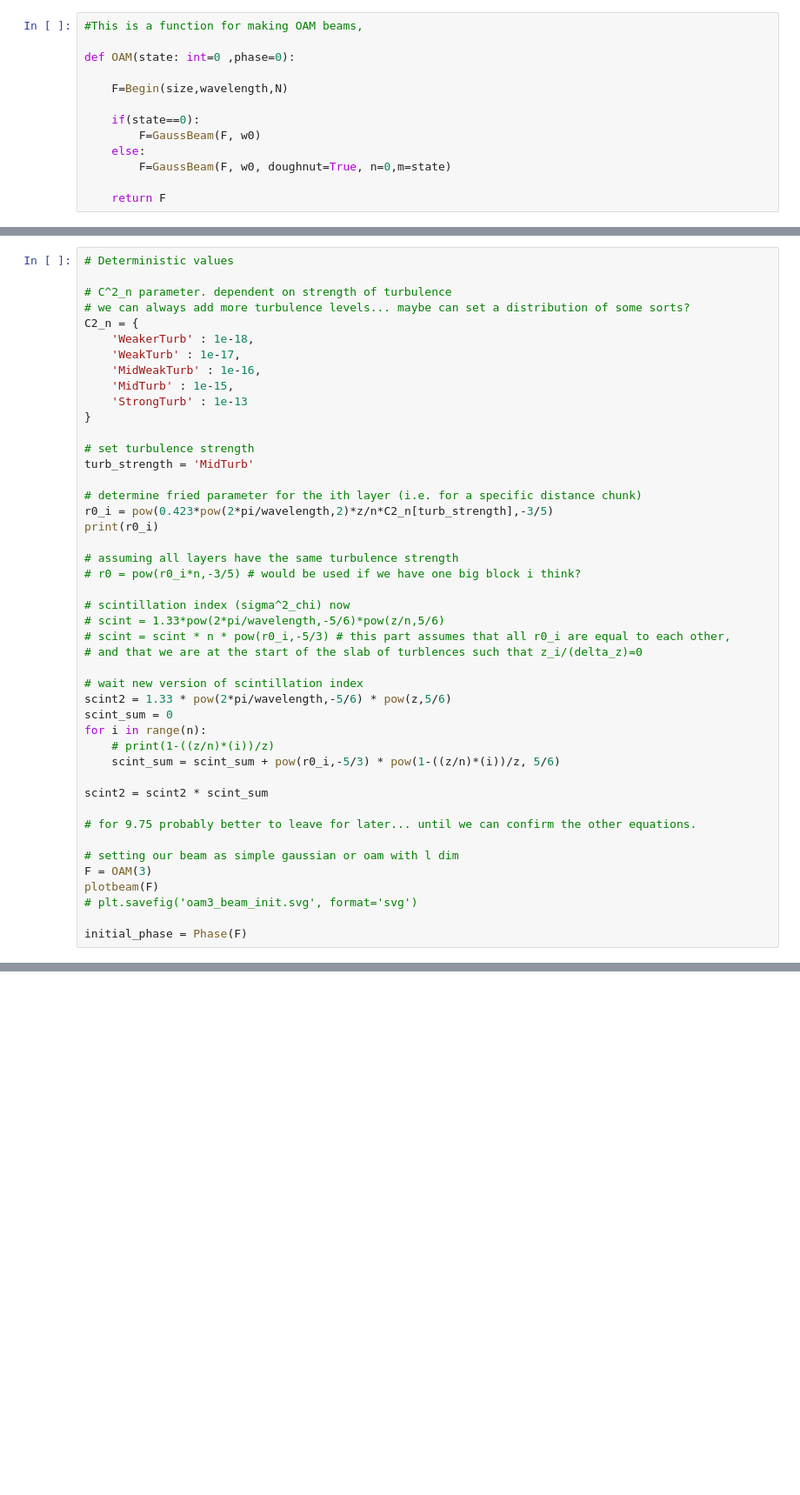
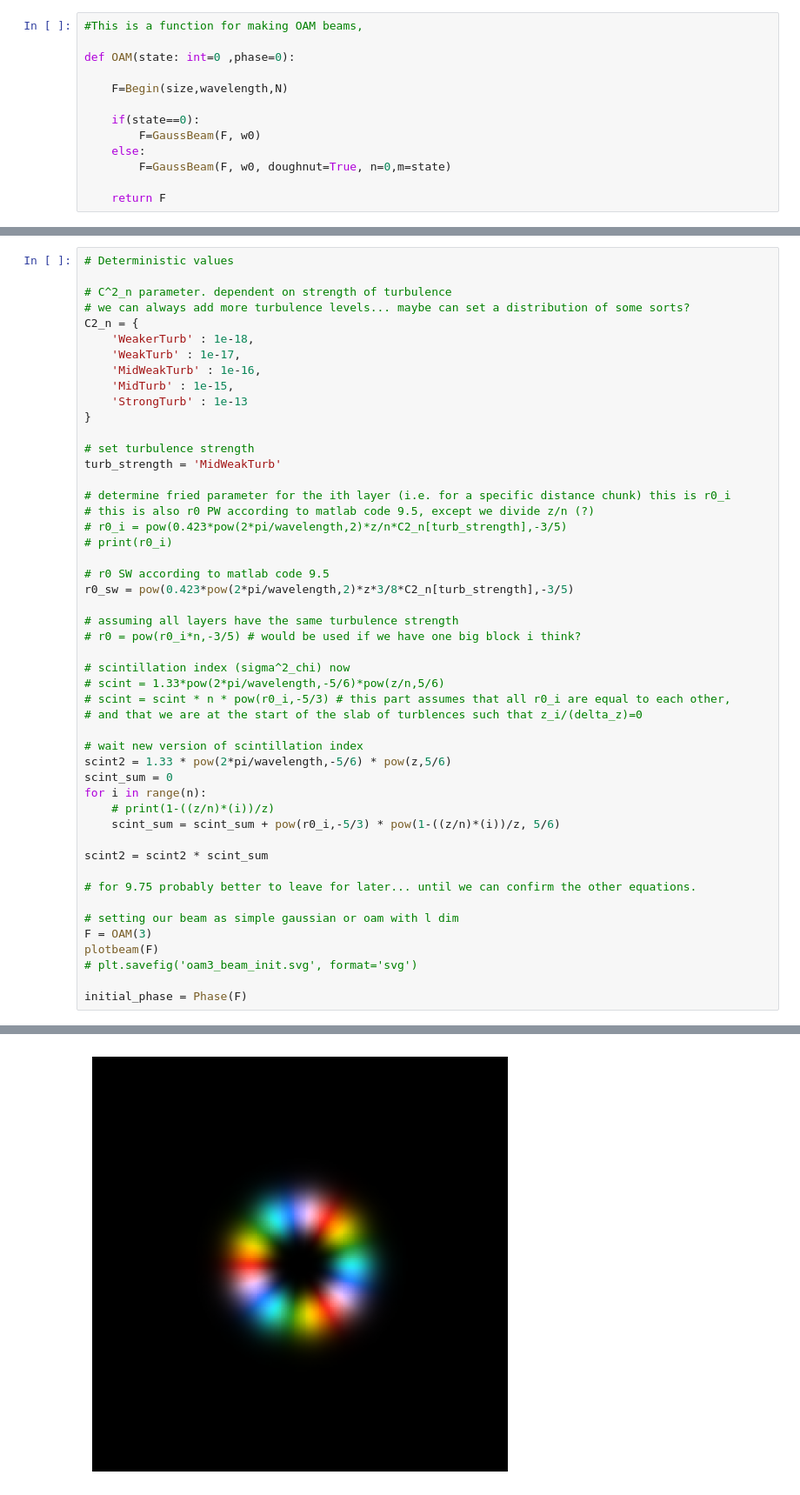
Before and after one commit to LukasScarfe/MultiplaneTurb, a Jupyter notebook: Daniel_Workspace.ipynb, the cells around one changed output, grey strips where cells are left out. Shown: that part at 87% size. Saved outputs shown, nothing was run; the diff lists cells and outputs as text; blank space fills up the shorter version.

```diff
--- a/Daniel_Workspace.ipynb
+++ b/Daniel_Workspace.ipynb
@@ -101,11 +106,15 @@ C2_n = {
 }
 
 # set turbulence strength
-turb_strength = 'MidTurb'
+turb_strength = 'MidWeakTurb'
 
-# determine fried parameter for the ith layer (i.e. for a specific distance chunk)
-r0_i = pow(0.423*pow(2*pi/wavelength,2)*z/n*C2_n[turb_strength],-3/5)
-print(r0_i)
+# determine fried parameter for the ith layer (i.e. for a specific distance chunk) this is r0_i
+# this is also r0 PW according to matlab code 9.5, except we divide z/n (?)
+# r0_i = pow(0.423*pow(2*pi/wavelength,2)*z/n*C2_n[turb_strength],-3/5)
+# print(r0_i)
+
+# r0 SW according to matlab code 9.5
+r0_sw = pow(0.423*pow(2*pi/wavelength,2)*z*3/8*C2_n[turb_strength],-3/5)
 
 # assuming all layers have the same turbulence strength
 # r0 = pow(r0_i*n,-3/5) # would be used if we have one big block i think?
@@ -137,3 +145,4 @@ initial_phase = Phase(F)
+[figure, added]
 # %%
 # propagating now
 plotbeam(F)
```
Also changed, not shown: parts of 4 cells of this notebook, 17 other files.
